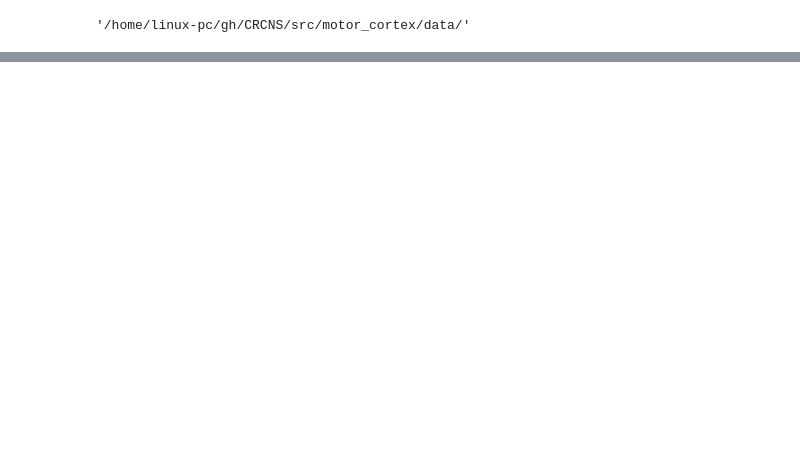
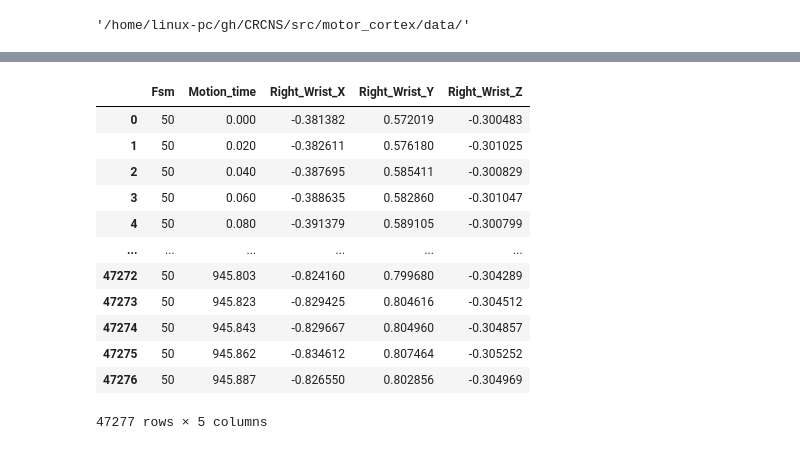
Before and after one commit to efwoods/CRCNS, a Jupyter notebook: data_analysis.ipynb, the cells around one changed output, grey strips where cells are left out. Drawn from its saved outputs; the diff is of its cells as text; code cells hidden in the pictures; blank space fills up the shorter version.

```diff
--- a/data_analysis.ipynb
+++ b/data_analysis.ipynb
@@ -162,0 +122,18 @@ ecog_data_bilateral_2018_07_12_S1 = pd.read_csv()
+# %%
+motions_data_ipsilateral = pd.read_csv(motion_data_file_l[6])
+# %%
+motions_data_ipsilateral
+# %% [output]
+|  | Fsm | Motion_time | Right_Wrist_X | Right_Wrist_Y | Right_Wrist_Z |
+| 0 | 50 | 0.000 | -0.381382 | 0.572019 | -0.300483 |
+| 1 | 50 | 0.020 | -0.382611 | 0.576180 | -0.301025 |
+| 2 | 50 | 0.040 | -0.387695 | 0.585411 | -0.300829 |
+| 3 | 50 | 0.060 | -0.388635 | 0.582860 | -0.301047 |
+| 4 | 50 | 0.080 | -0.391379 | 0.589105 | -0.300799 |
+| ... | ... | ... | ... | ... | ... |
+| 47272 | 50 | 945.803 | -0.824160 | 0.799680 | -0.304289 |
+| 47273 | 50 | 945.823 | -0.829425 | 0.804616 | -0.304512 |
+| 47274 | 50 | 945.843 | -0.829667 | 0.804960 | -0.304857 |
+| 47275 | 50 | 945.862 | -0.834612 | 0.807464 | -0.305252 |
+| 47276 | 50 | 945.887 | -0.826550 | 0.802856 | -0.304969 |
+47277 rows × 5 columns
```
Also changed, not shown: parts of 52 cells of this notebook, 8 other files.
